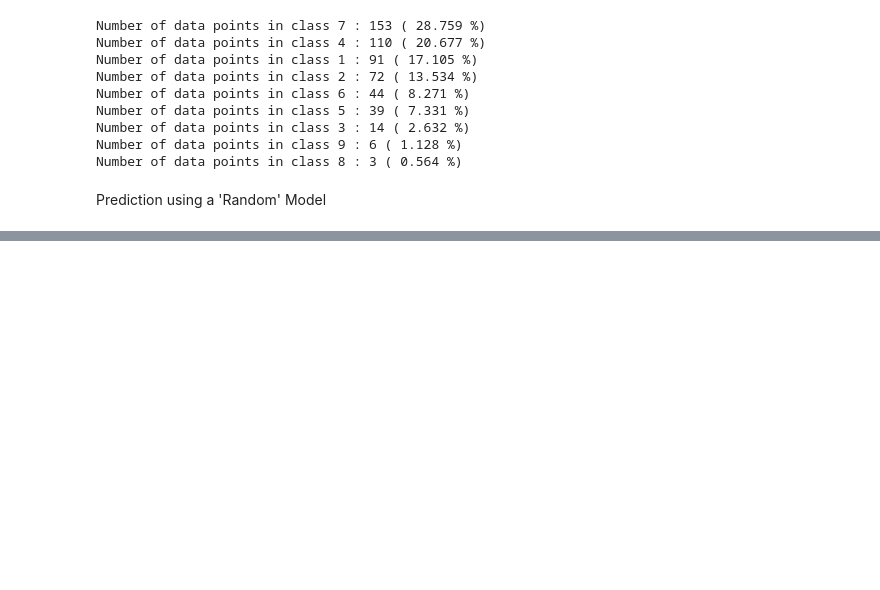
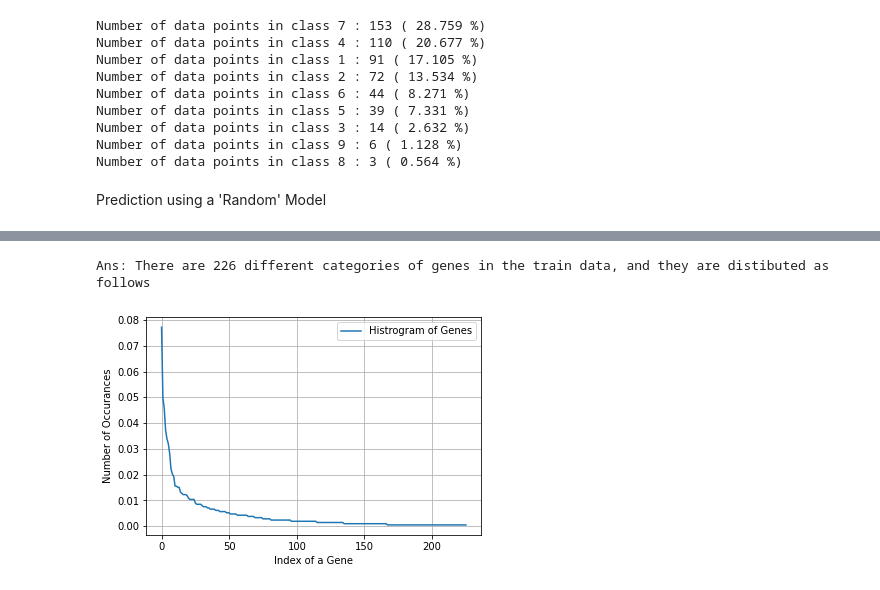
Before and after one commit to Rakshit171297/Cancer-Diagnosis, a Jupyter notebook: cancerDiagnosis.ipynb, the cells around one changed output, grey strips where cells are left out. Drawn from its saved outputs; the diff is of its cells as text; code cells hidden in the pictures; blank space fills up the shorter version.

```diff
--- a/cancerDiagnosis.ipynb
+++ b/cancerDiagnosis.ipynb
@@ -381,0 +413,5 @@ Log loss on Test Data using Random Model 2.4536870003485562
+# %%
+unique_genes = train_df['Gene'].value_counts()
+print('Number of Unique Genes :', unique_genes.shape[0])
+# the top 10 genes that occured most
+print(unique_genes.head(10))
@@ -381,0 +431,15 @@ Log loss on Test Data using Random Model 2.4536870003485562
+# %%
+print("Ans: There are", unique_genes.shape[0] ,"different categories of genes in the train data, and they are distibuted as follows",)
+# %% [output]
+Ans: There are 226 different categories of genes in the train data, and they are distibuted as follows
+# %%
+s = sum(unique_genes.values);
+h = unique_genes.values/s;
+plt.plot(h, label="Histrogram of Genes")
+plt.xlabel('Index of a Gene')
+plt.ylabel('Number of Occurances')
+plt.legend()
+plt.grid()
+plt.show()
+# %% [output]
+[figure, added]
```
Also changed, not shown: parts of 19 cells of this notebook.
